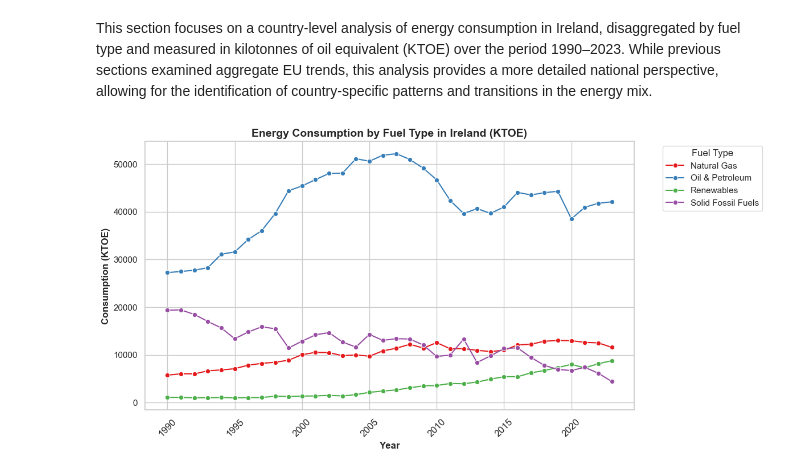
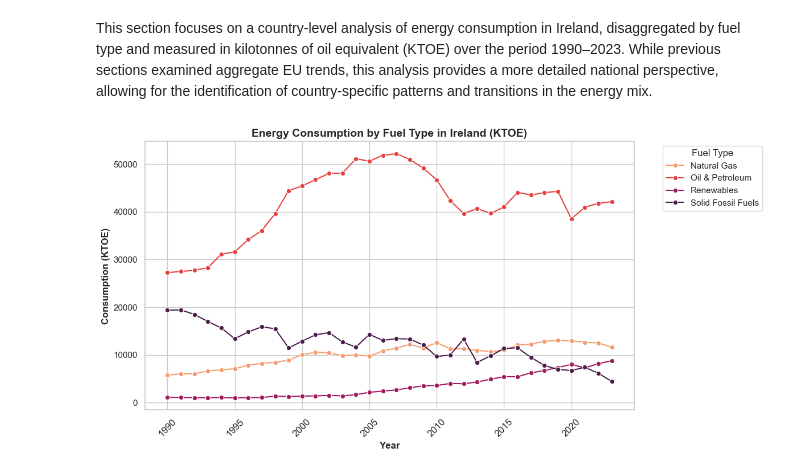
Before and after one commit to AnnaLozenko/PFDA_Project, a Jupyter notebook: eu_energy_sources_analysis.ipynb, the cells around one changed output. Cells and saved outputs as stored; diff of their text form; code cells hidden in the pictures.

```diff
--- a/eu_energy_sources_analysis.ipynb
+++ b/eu_energy_sources_analysis.ipynb
@@ -886,32 +886,32 @@ This section focuses on a country-level analysis of energy consumption in Irelan
 ireland_energy = all_energy[
     (all_energy["Country"] == "Ireland") &
     (all_energy["Year"] <= 2023)
 ]
 
 # Group by Year and fuel type
 ireland_fuel_year = (
     ireland_energy
     .groupby(["Year", "fuel_type"], as_index=False)["Consumption_KTOE"]
     .sum()
 )
 
 # Line plot
 plt.figure(figsize=(12,6))
 
 sns.lineplot(
     data=ireland_fuel_year,
     x="Year",
     y="Consumption_KTOE",
     hue="fuel_type",
     marker="o",
-    palette="Set1",
+    palette="rocket_r",
 )
 plt.title("Energy Consumption by Fuel Type in Ireland (KTOE)", fontsize=14, fontweight="bold")
 plt.xlabel("Year", fontsize=12, fontweight="bold")
 plt.xticks(rotation=45, fontsize=12)
 plt.ylabel("Consumption (KTOE)", fontsize=12, fontweight="bold")
 plt.legend(title="Fuel Type", bbox_to_anchor=(1.05, 1), loc="upper left")
 plt.tight_layout()
 plt.show()
 # %% [output]
-[figure, old version]
+[figure, new version]
```
Also changed, not shown: parts of 18 cells of this notebook.
